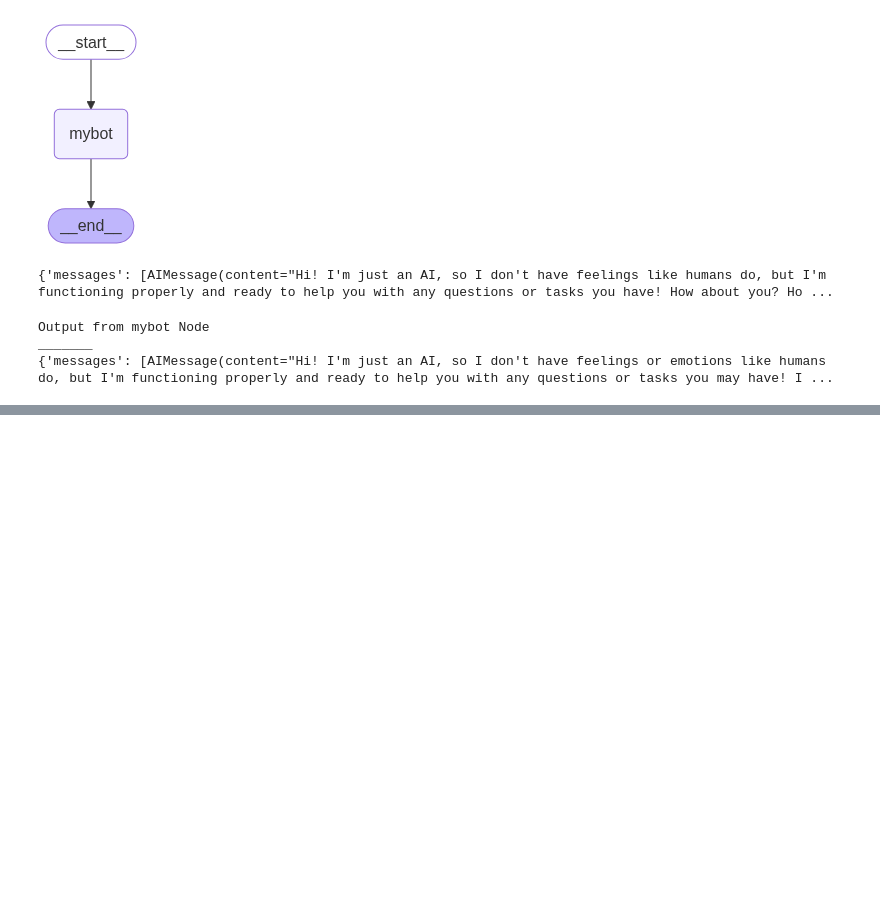
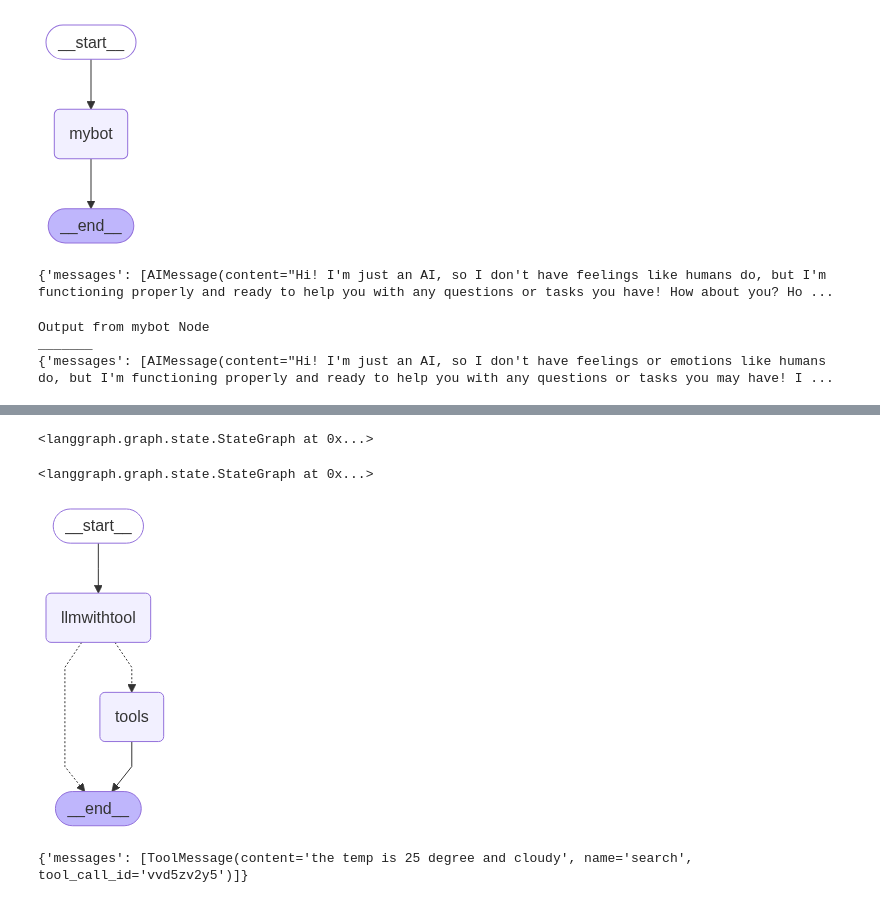
Before and after one commit to LakshmiUI-29/LANGGRAPH, a Jupyter notebook: Langgraph/langgraph_class_3.ipynb, the cells around one changed output, grey strips where cells are left out. Cells and saved outputs as stored; diff of their text form; code cells hidden in the pictures; blank space fills up the shorter version.

```diff
--- a/Langgraph/langgraph_class_3.ipynb
+++ b/Langgraph/langgraph_class_3.ipynb
@@ -161,0 +217,23 @@ _______
+# %%
+workflow2=StateGraph(MessageState)
+# %%
+workflow2.add_node("llmwithtool", call_model)
+workflow2.add_node("tools",tool_node)
+# %% [output]
+<langgraph.graph.state.StateGraph at 0x...>
+# %%
+workflow2.add_edge(START,"llmwithtool")
+workflow2.add_conditional_edges("llmwithtool",router_function,{"tools":"tools",END:END})
+# %% [output]
+<langgraph.graph.state.StateGraph at 0x...>
+# %%
+app2=workflow2.compile()
+# %%
+from IPython.display import Image,display
+display(Image(app2.get_graph().draw_mermaid_png()))
+# %% [output]
+[figure, added]
+# %%
+app2.invoke({"messages":["what is the weather in bengaluru?"]})
+# %% [output]
+{'messages': [ToolMessage(content='the temp is 25 degree and cloudy', name='search', tool_call_id='vvd5zv2y5')]}
```
Also changed, not shown: parts of 15 cells of this notebook.
